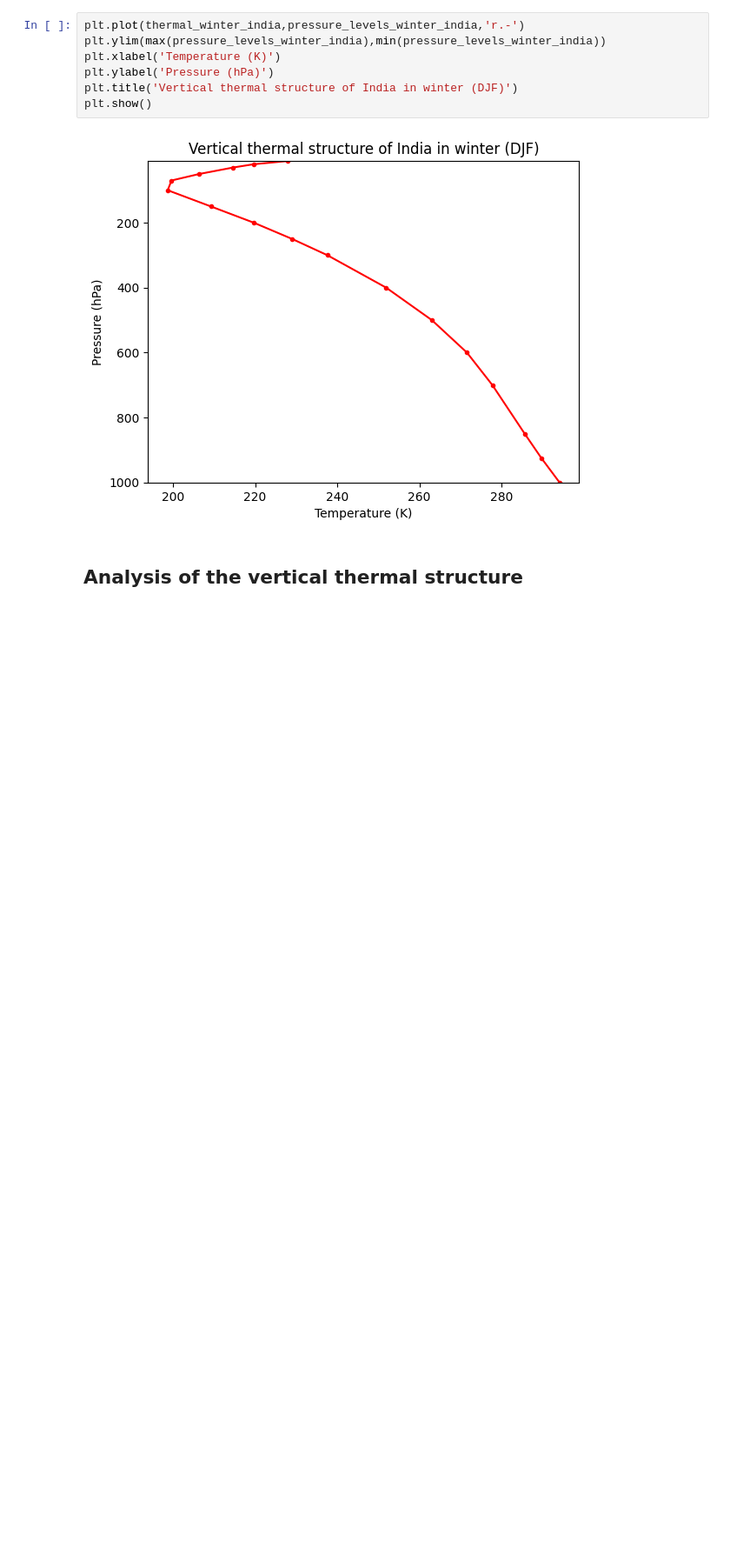
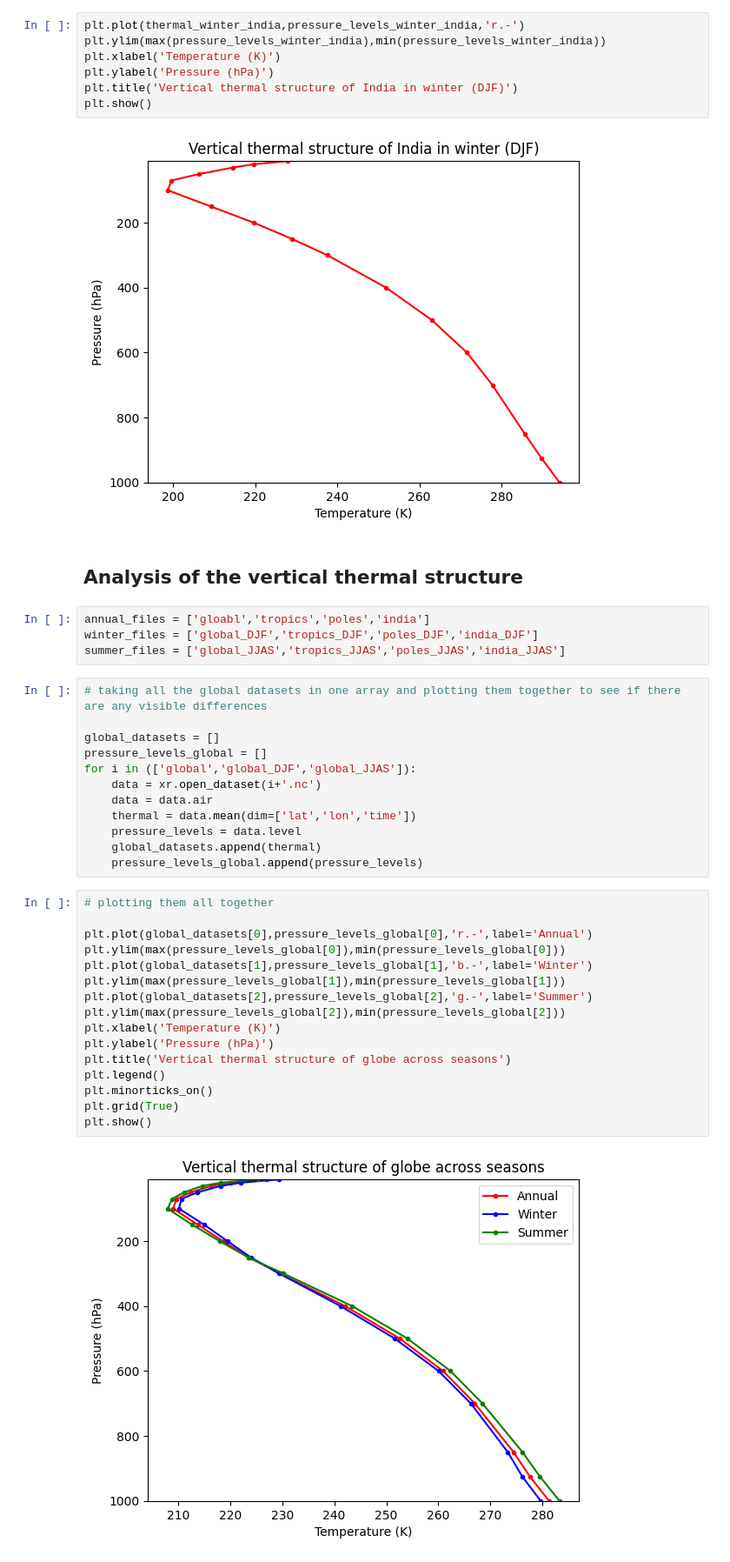
Before and after one commit to shiv3679/EES405, a Jupyter notebook: lab_session_02/session_2.ipynb, the cells around one changed output. Shown at 87% size. Drawn from its saved outputs; the diff is of its cells as text; blank space fills up the shorter version.

```diff
--- a/lab_session_02/session_2.ipynb
+++ b/lab_session_02/session_2.ipynb
@@ -614,3 +614,37 @@ plt.show()
 [figure]
 # %% [markdown]
 ## Analysis of the vertical thermal structure
+# %%
+annual_files = ['gloabl','tropics','poles','india']
+winter_files = ['global_DJF','tropics_DJF','poles_DJF','india_DJF']
+summer_files = ['global_JJAS','tropics_JJAS','poles_JJAS','india_JJAS']
+# %%
+# taking all the global datasets in one array and plotting them together to see if there are any visible differences
+
+global_datasets = []
+pressure_levels_global = []
+for i in (['global','global_DJF','global_JJAS']):
+    data = xr.open_dataset(i+'.nc')
+    data = data.air
+    thermal = data.mean(dim=['lat','lon','time'])
+    pressure_levels = data.level
+    global_datasets.append(thermal)
+    pressure_levels_global.append(pressure_levels)
+# %%
+# plotting them all together
+
+plt.plot(global_datasets[0],pressure_levels_global[0],'r.-',label='Annual')
+plt.ylim(max(pressure_levels_global[0]),min(pressure_levels_global[0]))
+plt.plot(global_datasets[1],pressure_levels_global[1],'b.-',label='Winter')
+plt.ylim(max(pressure_levels_global[1]),min(pressure_levels_global[1]))
+plt.plot(global_datasets[2],pressure_levels_global[2],'g.-',label='Summer')
+plt.ylim(max(pressure_levels_global[2]),min(pressure_levels_global[2]))
+plt.xlabel('Temperature (K)')
+plt.ylabel('Pressure (hPa)')
+plt.title('Vertical thermal structure of globe across seasons')
+plt.legend()
+plt.minorticks_on()
+plt.grid(True)
+plt.show()
+# %% [output]
+[figure, added]
```
Also changed, not shown: parts of 10 cells of this notebook, 1 other file.
